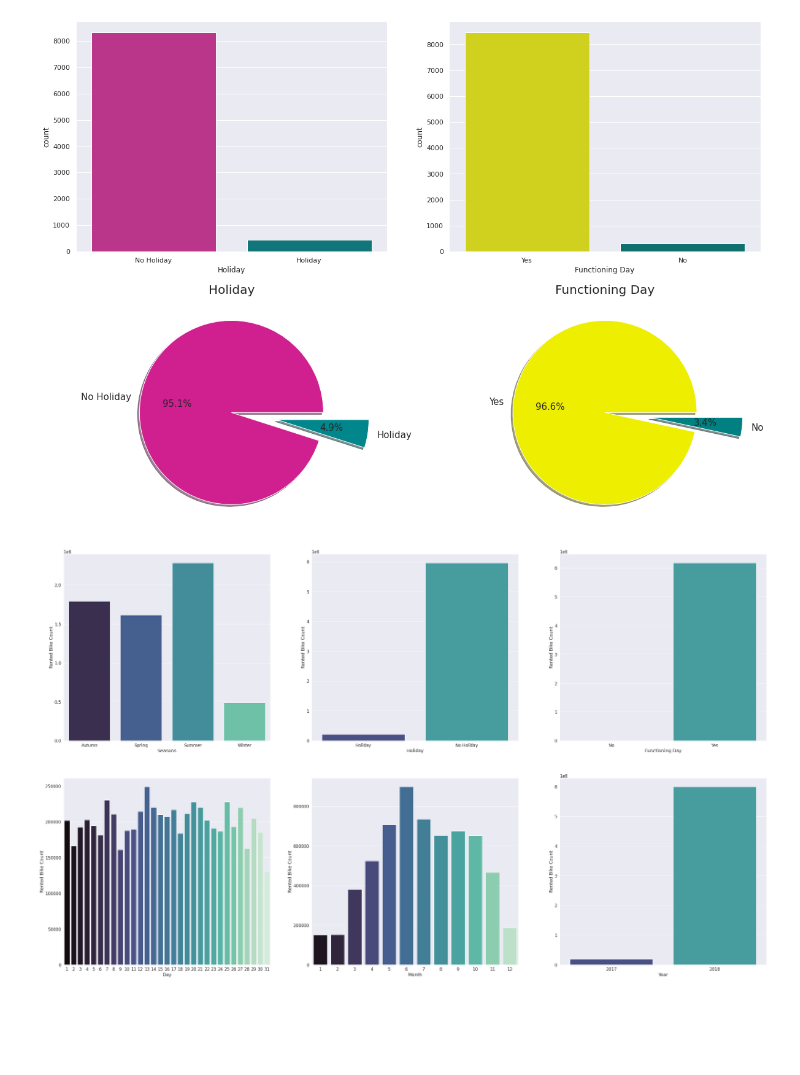
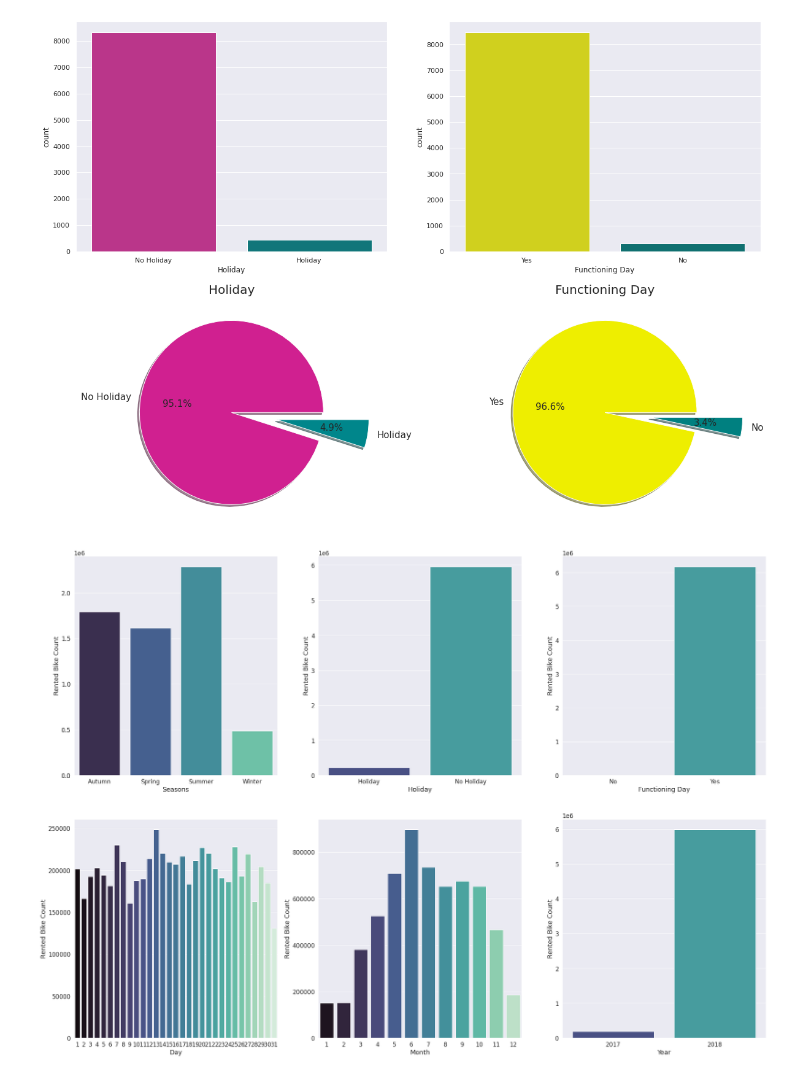
Before and after one commit to Sriharish19/Bike-Demand-Prediction, a Jupyter notebook: SH_Bike_Sharing_Demand_Prediction_ML_Capstone_Project_2.ipynb, the cells around one changed output. Cells and saved outputs as stored; diff of their text form; code cells hidden in the pictures; blank space fills up the shorter version.

```diff
--- a/SH_Bike_Sharing_Demand_Prediction_ML_Capstone_Project_2.ipynb
+++ b/SH_Bike_Sharing_Demand_Prediction_ML_Capstone_Project_2.ipynb
@@ -249,3 +249,11 @@ for i in enumerate(numerical_variables):
   plt.plot(df[i[1]], y_hat, "r--", lw=3,color = 'darkred')
 # %% [output]
 [figure]
+# %%
+# line plot for numerical variables
+ee = ['Temperature(°C)',	'Humidity(%)',	'Wind speed (m/s)',	'Visibility (10m)',	'Solar Radiation (MJ/m2)',	'Rainfall(mm)',	'Snowfall (cm)']
+sns.set_theme(style="darkgrid")
+plt.figure(figsize = (25, 25))
+for i in enumerate(ee):
+  plt.subplot(4,2,i[0]+1)
+  sns.lineplot(x=df[i[1]],y='Rented Bike Count',data=df,palette='Grouped')
@@ -280,19 +297,19 @@ df1['Year']=df1['Date'].dt.year
 # %%
 # Rented Bike Counts
 seasons = pd.DataFrame(df1['Rented Bike Count'].groupby(df1['Seasons']).sum()).reset_index()
 holiday = pd.DataFrame(df1['Rented Bike Count'].groupby(df1['Holiday']).sum()).reset_index()
 Functioning_Day = pd.DataFrame(df1['Rented Bike Count'].groupby(df1['Functioning Day']).sum()).reset_index()
 Day = pd.DataFrame(df1['Rented Bike Count'].groupby(df1['Day']).sum()).reset_index()
 Month = pd.DataFrame(df1['Rented Bike Count'].groupby(df1['Month']).sum()).reset_index()
 Year = pd.DataFrame(df1['Rented Bike Count'].groupby(df1['Year']).sum()).reset_index()
 lst_dp = [seasons,holiday,Functioning_Day,Day,Month,Year]
 lst_ft = ['Seasons','Holiday','Functioning Day','Day','Month','Year']
 
-plt.figure(figsize = (50, 30))
+plt.figure(figsize = (35, 25))
 
 for i in enumerate(lst_dp):
     plt.subplot(2,3,i[0]+1)
     sns.set(font_scale = 1.5)
     sns.barplot(x = lst_ft[i[0]],y ='Rented Bike Count',data = lst_dp[i[0]],palette='mako')
 # %% [output]
-[figure, old version]
+[figure, new version]
```
Also changed, not shown: parts of 6 cells of this notebook.
